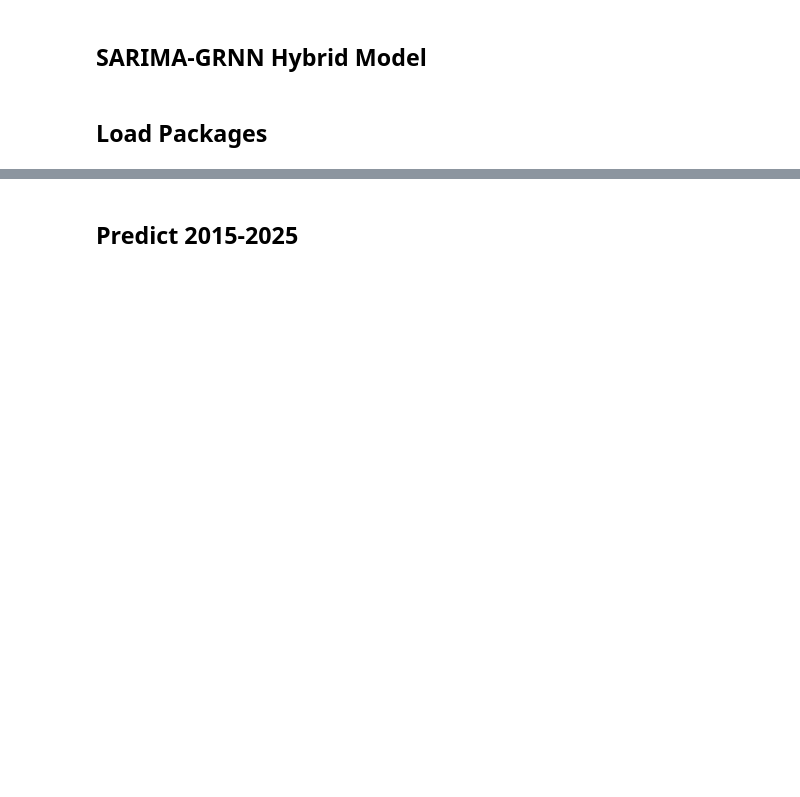
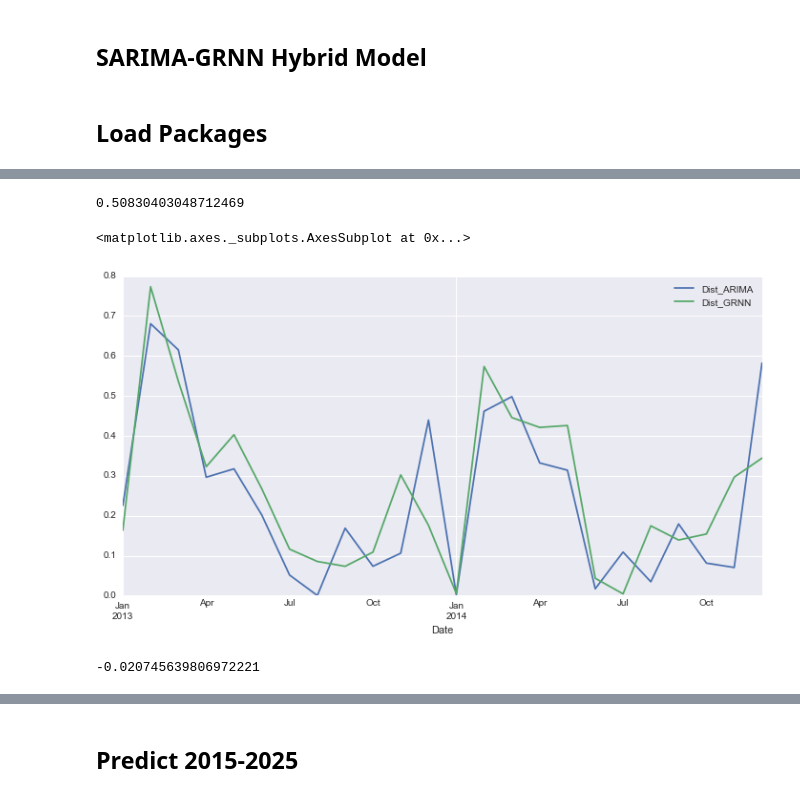
Before and after one commit to lihengtianxia/TB_Nation, a Jupyter notebook: NTB_Month.ipynb, the cells around one changed output, grey strips where cells are left out. Cells and saved outputs as stored; diff of their text form; code cells hidden in the pictures; blank space fills up the shorter version.

```diff
--- a/NTB_Month.ipynb
+++ b/NTB_Month.ipynb
@@ -181,10 +392,12 @@ from sklearn import cross_validation as cv
 from neupy.algorithms import GRNN as grnn
 from neupy.estimators import mse
 # %%
-data_train = dta.loc['2005-02-1':'2014-12-01'][['Incidence_rate','forecast']]
-x_train = data_train.loc[:'2013-12-01']['forecast']
-y_train = data_train.loc[:'2013-12-01']['Incidence_rate']
-x_test = data_train.loc['2014-01-01':]['forecast']
-y_test = data_train['2014-01-01':]['Incidence_rate']
+data_train = dta.loc['2005-02-1':'2014-12-01'][['Incidence_rate','forecast','Month']]
+data_train['Jan'] = data_train['Month']==1
+
+x_train = data_train.loc[:'2012-12-01']['forecast']
+y_train = data_train.loc[:'2012-12-01']['Incidence_rate']
+x_test = data_train.loc['2013-01-01':]['forecast']
+y_test = data_train['2013-01-01':]['Incidence_rate']
 # %%
 data_train
@@ -202,6 +453,6 @@ for x in np.linspace(0.05,1,20):
 # %%
-mod_GRNN = grnn(std = 0.108 ,verbose=False)
+mod_GRNN = grnn(std = 0.4 ,verbose=False)
 mod_GRNN.train(x_train,y_train)
-data_train.loc[:,'NN']=mod_GRNN.predict(data_train.loc[:,'forecast'])
+data_train.loc[:,'NN']=mod_GRNN.predict(data_train['forecast'])
 # %%
 data_train[['Incidence_rate','forecast','NN']].plot(figsize=(12, 8))
@@ -208,3 +462,35 @@ data_train[['Incidence_rate','forecast','NN']].plot(figsize=(12, 8))
+# %%
+data_train[['Incidence_rate','forecast','NN']]
+
+## 绝对误差
+data_train['Dist_ARIMA'] =abs(data_train['forecast']-data_train['Incidence_rate'])
+data_train['Dist_GRNN'] = abs(data_train['NN']-data_train['Incidence_rate'])
+data_train['Better'] = data_train['Dist_ARIMA']  - data_train['Dist_GRNN']
+
+data_train['error_ARIMA'] = data_train['forecast']-data_train['Incidence_rate']
+data_train['error_GRNN'] = data_train['NN']-data_train['Incidence_rate']
+
+## 相对误差
+data_train['ARIMA_per']  = (data_train['Dist_ARIMA']/data_train['Incidence_rate'])*100
+data_train['GRNN_per'] = (data_train['Dist_GRNN']/data_train['Incidence_rate'])*100
+np.mean(data_train['Dist_ARIMA'])
+np.mean(data_train['Dist_GRNN'])
+np.mean(data_train['ARIMA_per'])- np.mean(data_train['GRNN_per'])
+# %% [output]
+0.50830403048712469
+# %%
+data_train[data_train.index>='2013-01-01'][['Dist_ARIMA','Dist_GRNN']].plot(figsize=(12,6))
+# %% [output]
+<matplotlib.axes._subplots.AxesSubplot at 0x...>
+[figure, added]
+# %%
+data_out = data_train[data_train.index>='2013-01-01']
+
+sum(data_out['ARIMA_per'])- sum(data_out['GRNN_per'])
+
+np.mean(data_out['Dist_ARIMA'])-np.mean(data_out['Dist_GRNN'])
+# %% [output]
+-0.020745639806972221
 # %%
 start = datetime.datetime.strptime("2015-01-01", "%Y-%m-%d")
 date_list = [start + relativedelta(months=x) for x in range(0,132)]
```
Also changed, not shown: parts of 29 cells of this notebook, 10 other files.
